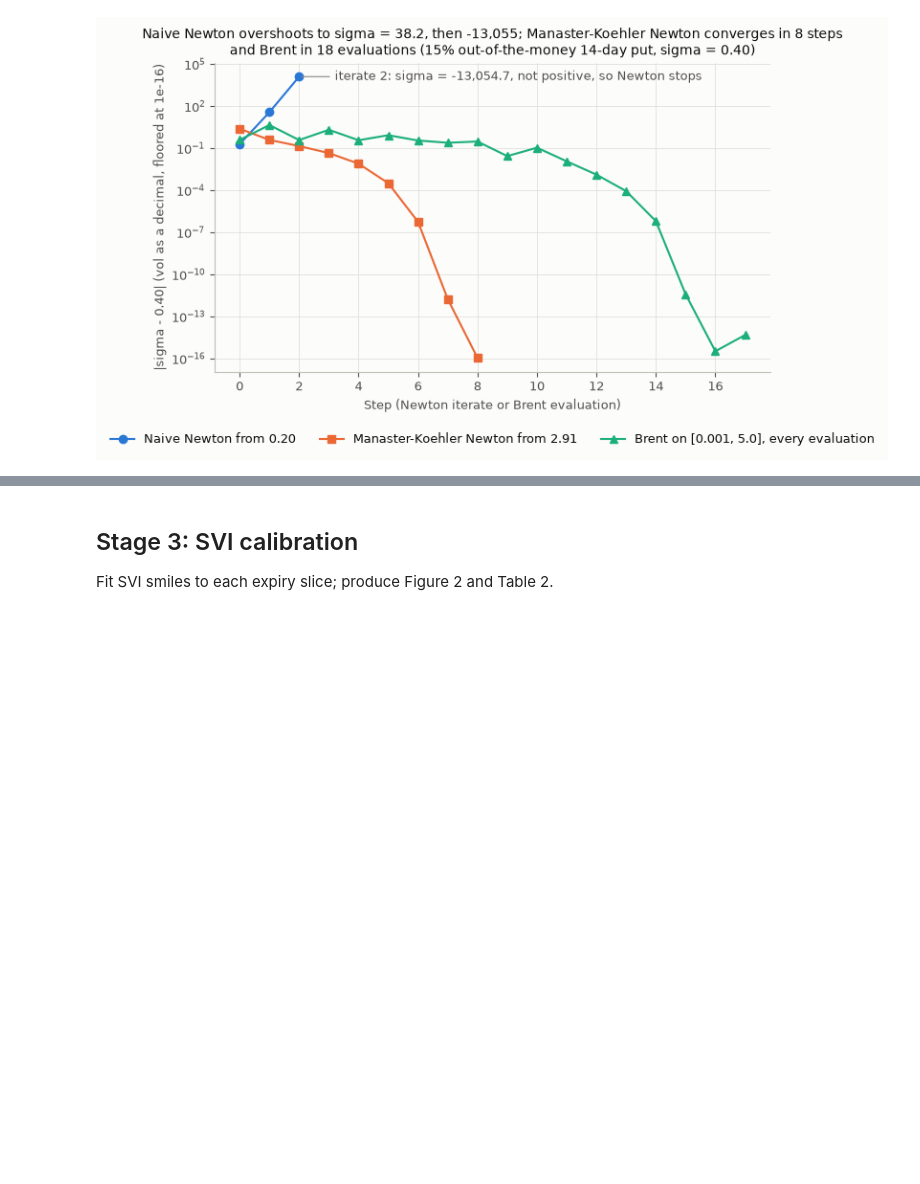
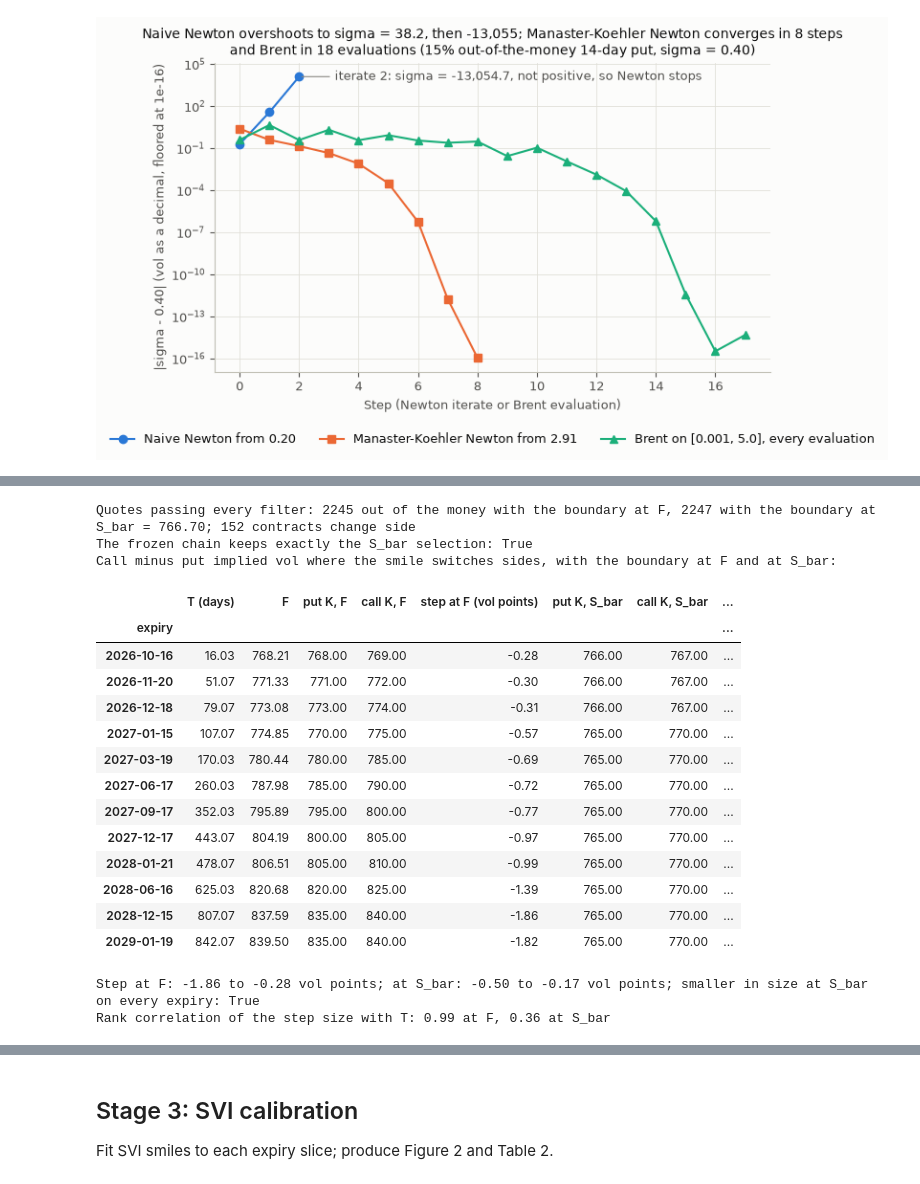
Before and after one commit to yogi-agarwal/vol-surface-delta-hedging, a Jupyter notebook: notebooks/analysis.ipynb, the cells around one changed output, grey strips where cells are left out. Drawn from its saved outputs; the diff is of its cells as text; code cells hidden in the pictures; blank space fills up the shorter version.

```diff
--- a/notebooks/analysis.ipynb
+++ b/notebooks/analysis.ipynb
@@ -1393,2 +1398,76 @@ The no-IV filter leaves the forwards part of Table 1 unchanged: True
+# %%
+def switch_gap(rows):
+    """IV of the first call minus IV of the last put, where one expiry's smile switches from puts to calls.
+
+    rows holds one expiry's out-of-the-money quotes with an implied vol, puts below the boundary and calls at
+    or above it.
+    """
+    is_call = rows["option_type"] == "call"
+    return rows.loc[is_call].sort_values("strike")["iv"].iloc[0] - rows.loc[~is_call].sort_values("strike")["iv"].iloc[-1]
+
+
+passed = chain["status"].isin(["kept", "in the money"])  # every quote filter passed
+call_side = chain["option_type"] == "call"
+otm_rules = {
+    "F": passed & pd.Series(np.where(call_side, chain["strike"] >= chain["F"], chain["strike"] < chain["F"]), chain.index),
+    "S_bar": passed & pd.Series(np.where(call_side, chain["strike"] >= spot_bar, chain["strike"] < spot_bar), chain.index),
+}
+either = otm_rules["F"] | otm_rules["S_bar"]
+step_quotes = chain[either].copy()
+step_quotes["iv"] = black76_implied_vol(
+    step_quotes["mid"], step_quotes["F"], step_quotes["strike"], step_quotes["T"], step_quotes["D"],
+    step_quotes["option_type"] == "call",
+)
+step_rows = []
+for expiry, g in step_quotes.groupby("expiry"):
+    row = {"T (days)": 365 * g["T"].iloc[0], "F": g["F"].iloc[0]}
+    for name, rule in otm_rules.items():
+        side = g[rule[g.index] & g["iv"].notna()]
+        is_call = side["option_type"] == "call"
+        row[f"put K, {name}"] = side.loc[~is_call, "strike"].max()
+        row[f"call K, {name}"] = side.loc[is_call, "strike"].min()
+        row[f"step at {name} (vol points)"] = 100 * switch_gap(side)
+    row["contracts switched"] = int((otm_rules["F"] != otm_rules["S_bar"])[g.index].sum())
+    step_rows.append(row)
+step_table = pd.DataFrame(step_rows, index=pd.Index(step_quotes["expiry"].drop_duplicates().dt.strftime("%Y-%m-%d"), name="expiry"))
+print(
+    f"Quotes passing every filter: {otm_rules['F'].sum()} out of the money with the boundary at F, "
+    f"{otm_rules['S_bar'].sum()} with the boundary at S_bar = {spot_bar:.2f}; "
+    f"{(otm_rules['F'] != otm_rules['S_bar']).sum()} contracts change side"
+)
+print(f"The frozen chain keeps exactly the S_bar selection: {bool((chain['status'] == 'kept').equals(otm_rules['S_bar']))}")
+print("Call minus put implied vol where the smile switches sides, with the boundary at F and at S_bar:")
+with pd.option_context("display.float_format", "{:.2f}".format):
+    display(step_table)
+step_F, step_S = step_table["step at F (vol points)"], step_table["step at S_bar (vol points)"]
+T_days = step_table["T (days)"]
+print(
+    f"Step at F: {step_F.min():.2f} to {step_F.max():.2f} vol points; at S_bar: {step_S.min():.2f} to "
+    f"{step_S.max():.2f} vol points; smaller in size at S_bar on every expiry: {bool((step_S.abs() < step_F.abs()).all())}"
+)
+print(
+    f"Rank correlation of the step size with T: {step_F.abs().corr(T_days, method='spearman'):.2f} at F, "
+    f"{step_S.abs().corr(T_days, method='spearman'):.2f} at S_bar"
+)
+# %% [output]
+Quotes passing every filter: 2245 out of the money with the boundary at F, 2247 with the boundary at S_bar = 766.70; 152 contracts change side
+The frozen chain keeps exactly the S_bar selection: True
+Call minus put implied vol where the smile switches sides, with the boundary at F and at S_bar:
+|  | T (days) | F | put K, F | call K, F | step at F (vol points) | put K, S_bar | call K, S_bar | ... |
+| expiry |  |  |  |  |  |  |  | ... |
+| 2026-10-16 | 16.03 | 768.21 | 768.00 | 769.00 | -0.28 | 766.00 | 767.00 | ... |
+| 2026-11-20 | 51.07 | 771.33 | 771.00 | 772.00 | -0.30 | 766.00 | 767.00 | ... |
+| 2026-12-18 | 79.07 | 773.08 | 773.00 | 774.00 | -0.31 | 766.00 | 767.00 | ... |
+| 2027-01-15 | 107.07 | 774.85 | 770.00 | 775.00 | -0.57 | 765.00 | 770.00 | ... |
+| 2027-03-19 | 170.03 | 780.44 | 780.00 | 785.00 | -0.69 | 765.00 | 770.00 | ... |
+| 2027-06-17 | 260.03 | 787.98 | 785.00 | 790.00 | -0.72 | 765.00 | 770.00 | ... |
+| 2027-09-17 | 352.03 | 795.89 | 795.00 | 800.00 | -0.77 | 765.00 | 770.00 | ... |
+| 2027-12-17 | 443.07 | 804.19 | 800.00 | 805.00 | -0.97 | 765.00 | 770.00 | ... |
+| 2028-01-21 | 478.07 | 806.51 | 805.00 | 810.00 | -0.99 | 765.00 | 770.00 | ... |
+| 2028-06-16 | 625.03 | 820.68 | 820.00 | 825.00 | -1.39 | 765.00 | 770.00 | ... |
+| 2028-12-15 | 807.07 | 837.59 | 835.00 | 840.00 | -1.86 | 765.00 | 770.00 | ... |
+| 2029-01-19 | 842.07 | 839.50 | 835.00 | 840.00 | -1.82 | 765.00 | 770.00 | ... |
+Step at F: -1.86 to -0.28 vol points; at S_bar: -0.50 to -0.17 vol points; smaller in size at S_bar on every expiry: True
+Rank correlation of the step size with T: 0.99 at F, 0.36 at S_bar
 # %% [markdown]
 ## Figure 1: raw smiles
```
Also changed, not shown: parts of 9 cells of this notebook, 6 other files.
